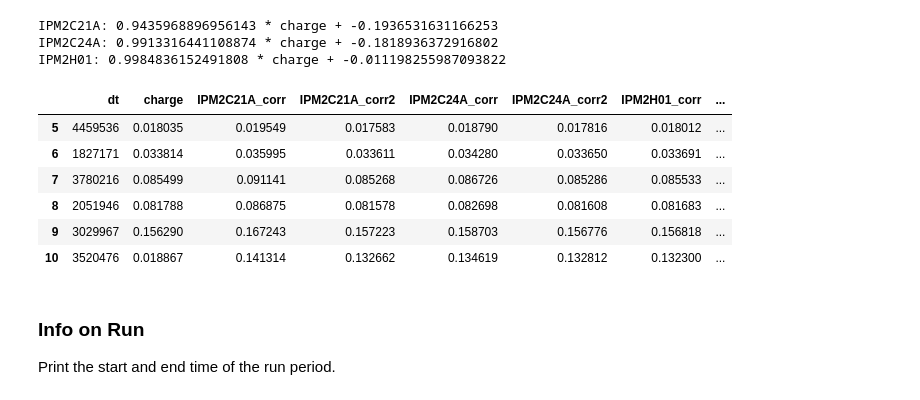
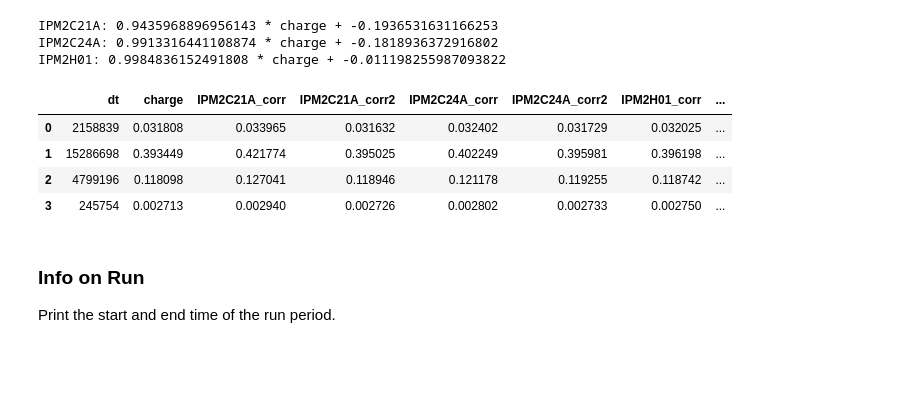
Before and after one commit to mholtrop/RunData, a Jupyter notebook: RGD_ChargePlots.ipynb, the cells around one changed output. Cells and saved outputs as stored; diff of their text form; code cells hidden in the pictures; blank space fills up the shorter version.

```diff
--- a/RGD_ChargePlots.ipynb
+++ b/RGD_ChargePlots.ipynb
@@ -87,15 +87,13 @@ IPM2C21A: 0.9435968896956143 * charge + -0.1936531631166253
 IPM2C24A: 0.9913316441108874 * charge + -0.1818936372916802
 IPM2H01: 0.9984836152491808 * charge + -0.011198255987093822
 # %%
-df.loc[:,["dt","charge","IPM2C21A_corr","IPM2C21A_corr2","IPM2C24A_corr","IPM2C24A_corr2","IPM2H01_corr","IPM2H01_corr2"]].iloc[5:11]
+df.loc[:,["dt","charge","IPM2C21A_corr","IPM2C21A_corr2","IPM2C24A_corr","IPM2C24A_corr2","IPM2H01_corr","IPM2H01_corr2"]].iloc[0:4]
 # %% [output]
 |  | dt | charge | IPM2C21A_corr | IPM2C21A_corr2 | IPM2C24A_corr | IPM2C24A_corr2 | IPM2H01_corr | ... |
-| 5 | 4459536 | 0.018035 | 0.019549 | 0.017583 | 0.018790 | 0.017816 | 0.018012 | ... |
-| 6 | 1827171 | 0.033814 | 0.035995 | 0.033611 | 0.034280 | 0.033650 | 0.033691 | ... |
-| 7 | 3780216 | 0.085499 | 0.091141 | 0.085268 | 0.086726 | 0.085286 | 0.085533 | ... |
-| 8 | 2051946 | 0.081788 | 0.086875 | 0.081578 | 0.082698 | 0.081608 | 0.081683 | ... |
-| 9 | 3029967 | 0.156290 | 0.167243 | 0.157223 | 0.158703 | 0.156776 | 0.156818 | ... |
-| 10 | 3520476 | 0.018867 | 0.141314 | 0.132662 | 0.134619 | 0.132812 | 0.132300 | ... |
+| 0 | 2158839 | 0.031808 | 0.033965 | 0.031632 | 0.032402 | 0.031729 | 0.032025 | ... |
+| 1 | 15286698 | 0.393449 | 0.421774 | 0.395025 | 0.402249 | 0.395981 | 0.396198 | ... |
+| 2 | 4799196 | 0.118098 | 0.127041 | 0.118946 | 0.121178 | 0.119255 | 0.118742 | ... |
+| 3 | 245754 | 0.002713 | 0.002940 | 0.002726 | 0.002802 | 0.002733 | 0.002750 | ... |
 # %% [markdown]
 ### Info on Run
 Print the start and end time of the run period.
```
Also changed, not shown: parts of 13 cells of this notebook, 2 other files.
